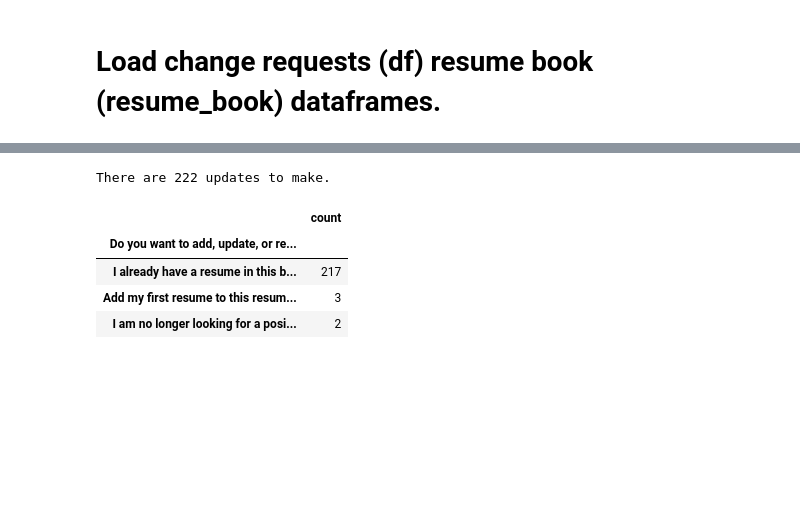
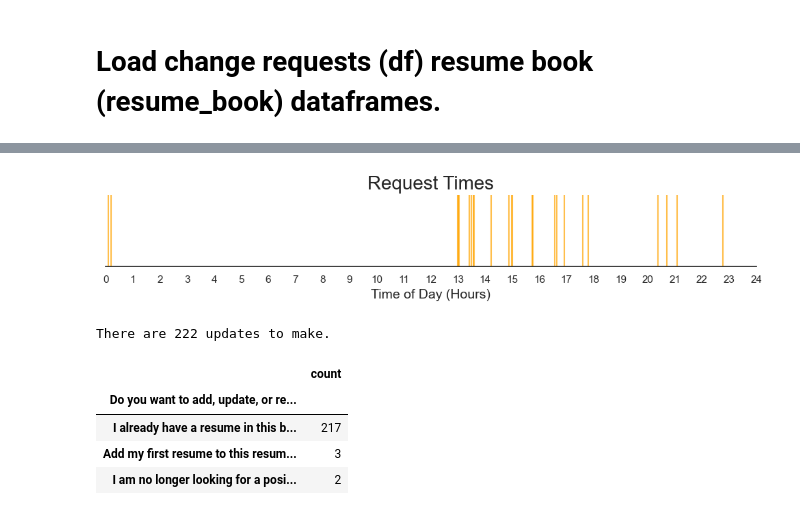
Before and after one commit to crasgaitis/resume-book-automation, a Jupyter notebook: resume_book_work.ipynb, the cells around one changed output, grey strips where cells are left out. Drawn from its saved outputs; the diff is of its cells as text; code cells hidden in the pictures; blank space fills up the shorter version.

```diff
--- a/resume_book_work.ipynb
+++ b/resume_book_work.ipynb
@@ -14,3 +58,25 @@ df.head(2)
+# %%
+df['Time_Hour'] = pd.to_datetime(df['Timestamp']).dt.hour + \
+                  pd.to_datetime(df['Timestamp']).dt.minute / 60.0
+
+plt.figure(figsize=(10, 2.2))
+
+for time in df['Time_Hour']:
+    plt.axvline(x=time, color='orange', alpha=0.7)
+
+plt.xlim(0, 24)
+plt.xlabel('Time of Day (Hours)', size=14)
+plt.title('Request Times', size=20)
+plt.xticks(range(0, 25, 1))
+plt.yticks([])
+plt.grid(False)
+plt.gca().spines['top'].set_visible(False)
+plt.gca().spines['right'].set_visible(False)
+plt.gca().spines['left'].set_visible(False)
+plt.tight_layout()
+plt.show()
+# %% [output]
+[figure, added]
 # %%
 print(f"There are {len(df)} updates to make.")
 df['Do you want to add, update, or remove your resume?'].value_counts()
```
Also changed, not shown: parts of 2 cells of this notebook, 3 other files.
